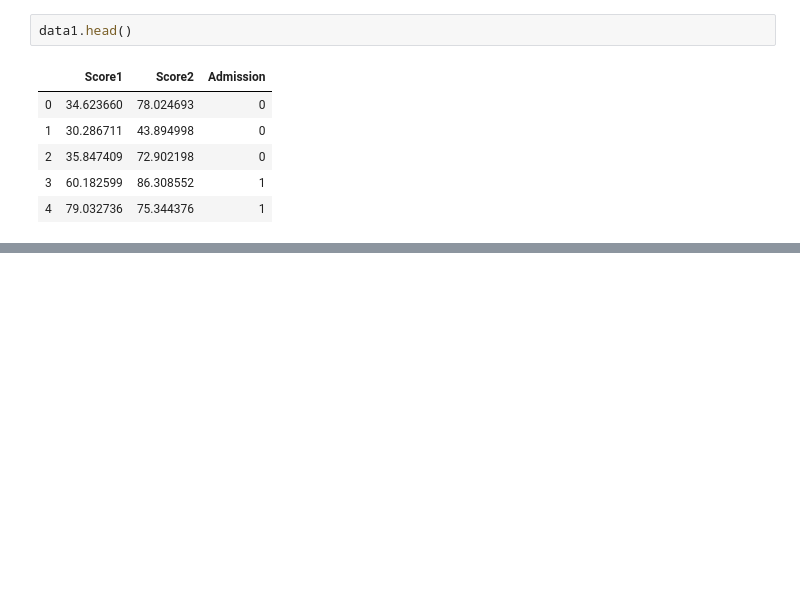
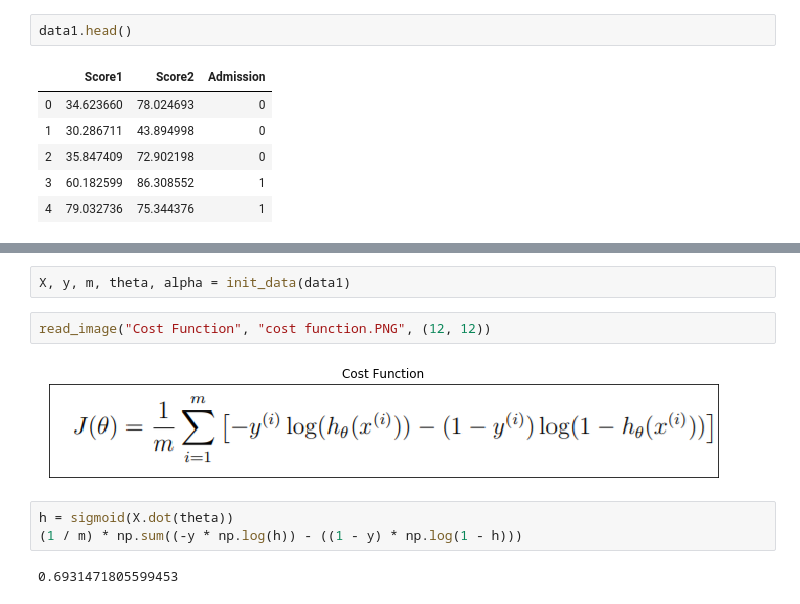
Before and after one commit to macwong/MachineLearning, a Jupyter notebook: Coursera Machine Learning/Week 3/Week 3.ipynb, the cells around one changed output, grey strips where cells are left out. Saved outputs shown, nothing was run; the diff lists cells and outputs as text; blank space fills up the shorter version.

Commit message:
Calculate cost

```diff
--- a/Coursera Machine Learning/Week 3/Week 3.ipynb
+++ b/Coursera Machine Learning/Week 3/Week 3.ipynb
@@ -27,0 +96,11 @@ plt.scatter(data1[data1["Admission"] == 1]["Score1"], data1[data1["Admission"] =
+# %%
+X, y, m, theta, alpha = init_data(data1)
+# %%
+read_image("Cost Function", "cost function.PNG", (12, 12))
+# %% [output]
+[figure, added]
+# %%
+h = sigmoid(X.dot(theta))
+(1 / m) * np.sum((-y * np.log(h)) - ((1 - y) * np.log(1 - h)))
+# %% [output]
+0.6931471805599453
```
Also changed, not shown: parts of 11 cells of this notebook.
